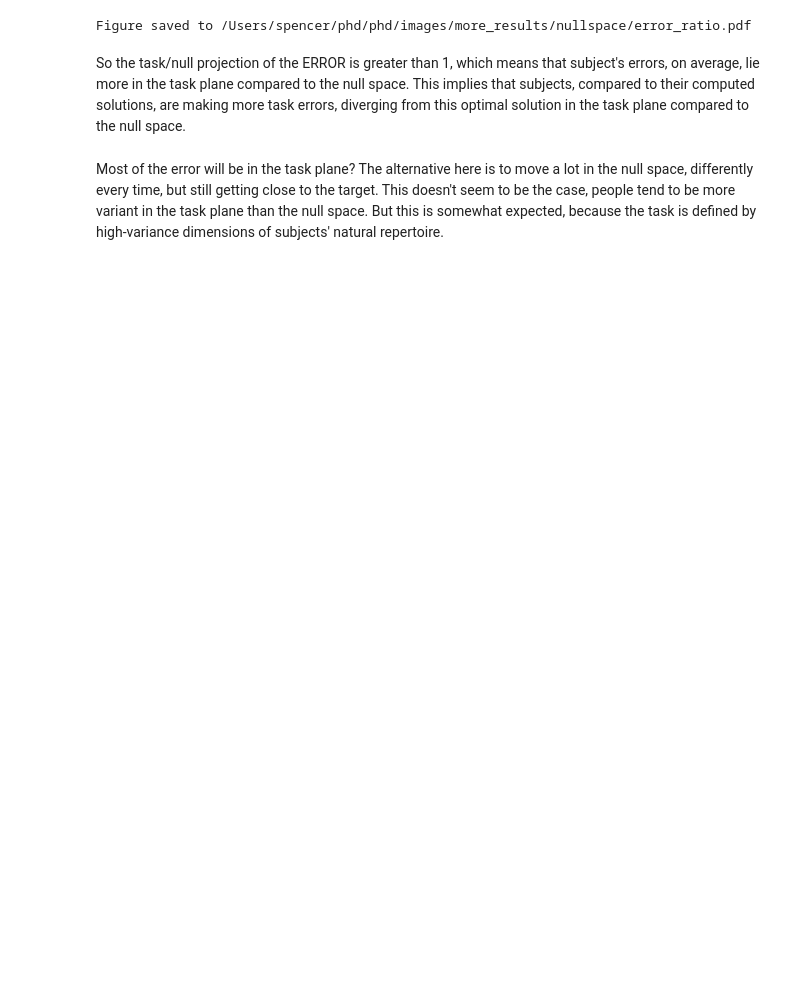
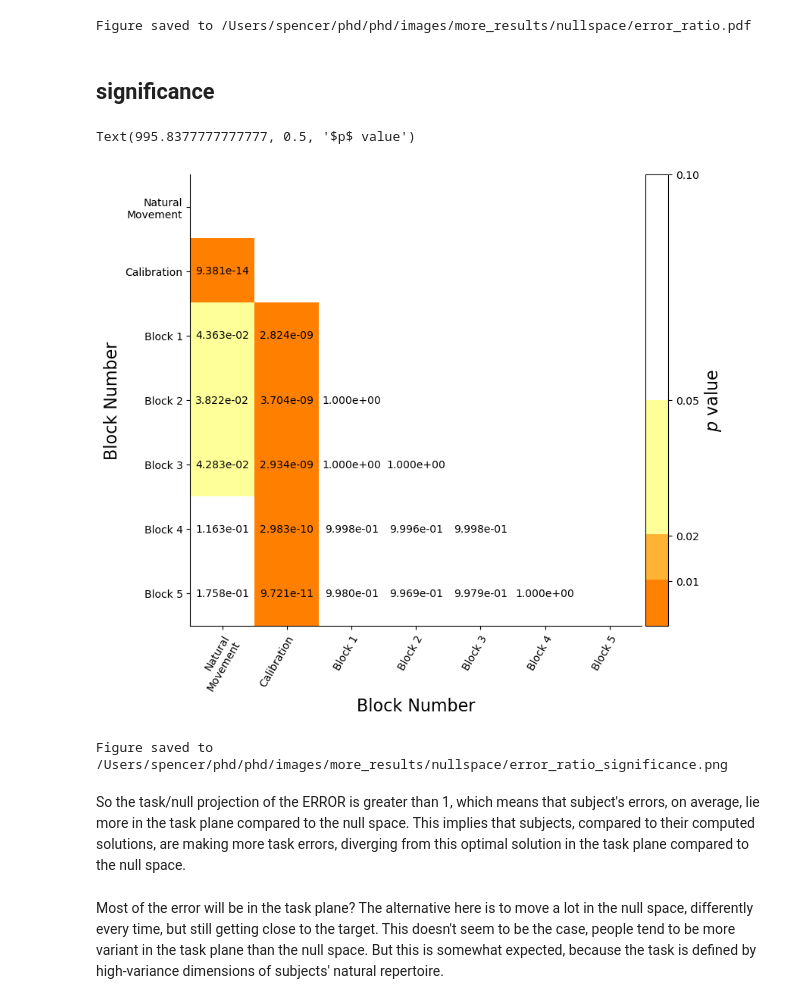
Before and after one commit to spewil/phd, a Jupyter notebook: analysis/notebooks/_nullspace/nullspace_error.ipynb, the cells around one changed output. Saved outputs shown, nothing was run; the diff lists cells and outputs as text; code cells hidden in the pictures; blank space fills up the shorter version.

```diff
--- a/analysis/notebooks/_nullspace/nullspace_error.ipynb
+++ b/analysis/notebooks/_nullspace/nullspace_error.ipynb
@@ -167,6 +220,24 @@ plt.legend(handles=[h2],labels=["Mean $\pm$ Std"])
 plot.save_figure(fig, "error_ratio",image_path)
 # %% [output]
 Figure saved to /Users/spencer/phd/phd/images/more_results/nullspace/error_ratio.pdf
+# %% [markdown]
+## significance
+# %%
+import scipy as sp
+
+result = sp.stats.tukey_hsd(*ratio_stack.T)
+ticklabels = ["Natural\nMovement", "Calibration"] + [f"Block {i+1}" for i in range(5)]
+pvalue_fig, axes = plot.annotated_heatmap(result.pvalue,ticklabels,ticklabels)
+axes[0].set_xlabel("Block Number")
+axes[0].set_ylabel("Block Number")
+axes[1].set_ylabel("$p$ value")
+# %% [output]
+Text(995.8377777777777, 0.5, '$p$ value')
+[figure, added]
+# %%
+plot.save_figure(pvalue_fig, "error_ratio_significance", image_path, format="png")
+# %% [output]
+Figure saved to /Users/spencer/phd/phd/images/more_results/nullspace/error_ratio_significance.png
 # %% [markdown]
 So the task/null projection of the ERROR is greater than 1, which means that subject's errors, on average, lie more in the task plane compared to the null space. This implies that subjects, compared to their computed solutions, are making more task errors, diverging from this optimal solution in the task plane compared to the null space.
 # %% [markdown]
```
Also changed, not shown: parts of 9 cells of this notebook, 31 other files.
